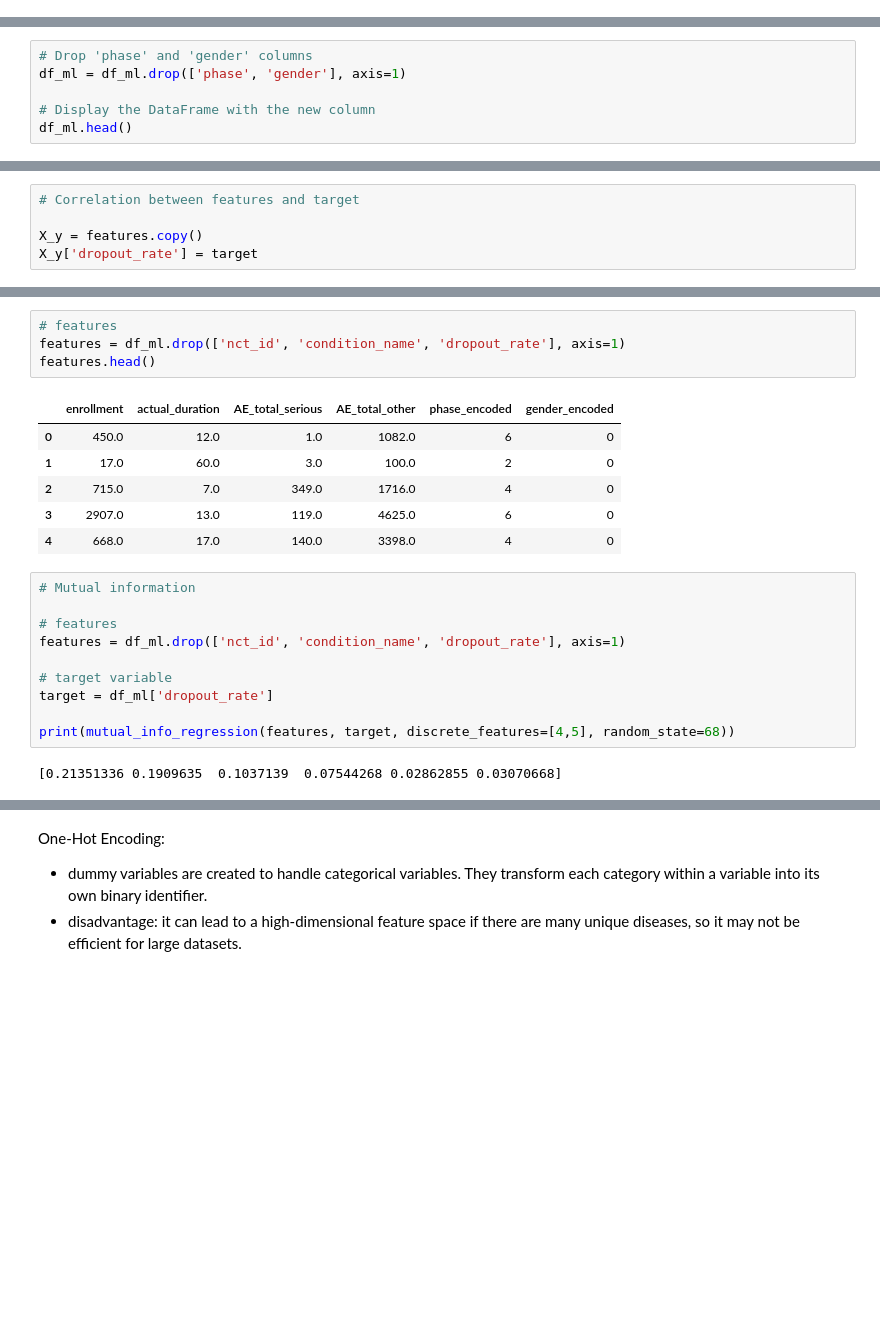
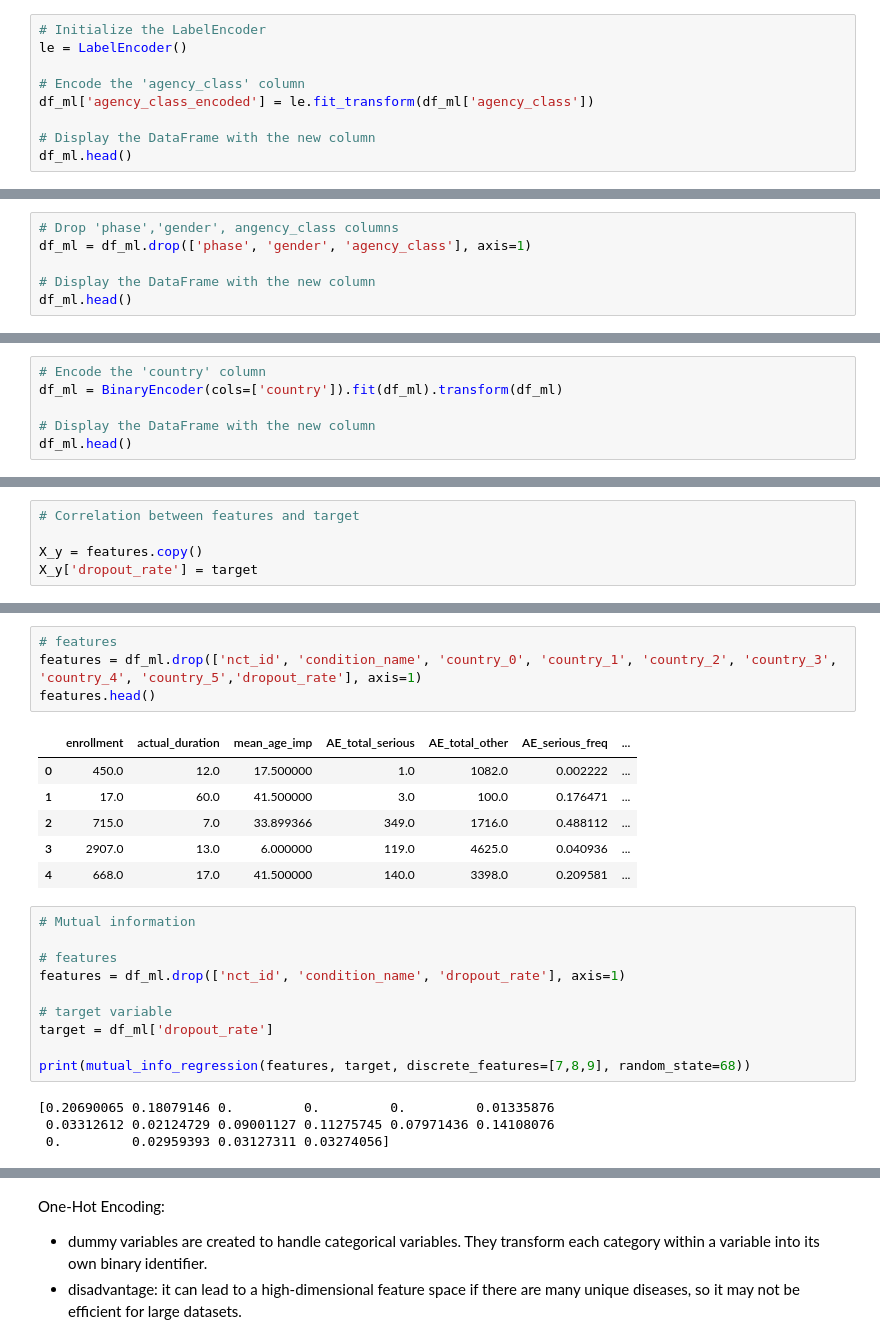
Before and after one commit to brunalos/clinical-trials-ml, a Jupyter notebook: dropout_rates_model.ipynb, the cells around one changed output, grey strips where cells are left out. Drawn from its saved outputs; the diff is of its cells as text; blank space fills up the shorter version.

```diff
--- a/dropout_rates_model.ipynb
+++ b/dropout_rates_model.ipynb
@@ -95,0 +99,9 @@ df_ml.head()
+# %%
+# Initialize the LabelEncoder
+le = LabelEncoder()
+
+# Encode the 'agency_class' column
+df_ml['agency_class_encoded'] = le.fit_transform(df_ml['agency_class'])
+
+# Display the DataFrame with the new column
+df_ml.head()
@@ -96,6 +115,6 @@ df_ml.head()
 # %%
-# Drop 'phase' and 'gender' columns
-df_ml = df_ml.drop(['phase', 'gender'], axis=1)
+# Drop 'phase','gender', angency_class columns
+df_ml = df_ml.drop(['phase', 'gender', 'agency_class'], axis=1)
 
 # Display the DataFrame with the new column
 df_ml.head()
@@ -108,0 +128,6 @@ df_ml.head()
+# %%
+# Encode the 'country' column
+df_ml = BinaryEncoder(cols=['country']).fit(df_ml).transform(df_ml)
+
+# Display the DataFrame with the new column
+df_ml.head()
@@ -176,14 +217,14 @@ print(f_regression(features, target))
 # %%
 # features
-features = df_ml.drop(['nct_id', 'condition_name', 'dropout_rate'], axis=1)
+features = df_ml.drop(['nct_id', 'condition_name', 'country_0', 'country_1', 'country_2', 'country_3', 'country_4', 'country_5','dropout_rate'], axis=1)
 features.head()
 # %% [output]
-|  | enrollment | actual_duration | AE_total_serious | AE_total_other | phase_encoded | gender_encoded |
-| 0 | 450.0 | 12.0 | 1.0 | 1082.0 | 6 | 0 |
-| 1 | 17.0 | 60.0 | 3.0 | 100.0 | 2 | 0 |
-| 2 | 715.0 | 7.0 | 349.0 | 1716.0 | 4 | 0 |
-| 3 | 2907.0 | 13.0 | 119.0 | 4625.0 | 6 | 0 |
-| 4 | 668.0 | 17.0 | 140.0 | 3398.0 | 4 | 0 |
+|  | enrollment | actual_duration | mean_age_imp | AE_total_serious | AE_total_other | AE_serious_freq | ... |
+| 0 | 450.0 | 12.0 | 17.500000 | 1.0 | 1082.0 | 0.002222 | ... |
+| 1 | 17.0 | 60.0 | 41.500000 | 3.0 | 100.0 | 0.176471 | ... |
+| 2 | 715.0 | 7.0 | 33.899366 | 349.0 | 1716.0 | 0.488112 | ... |
+| 3 | 2907.0 | 13.0 | 6.000000 | 119.0 | 4625.0 | 0.040936 | ... |
+| 4 | 668.0 | 17.0 | 41.500000 | 140.0 | 3398.0 | 0.209581 | ... |
 # %%
 # Mutual information
 
@@ -193,7 +234,9 @@ features = df_ml.drop(['nct_id', 'condition_name', 'dropout_rate'], axis=1)
 # target variable
 target = df_ml['dropout_rate']
 
-print(mutual_info_regression(features, target, discrete_features=[4,5], random_state=68))
+print(mutual_info_regression(features, target, discrete_features=[7,8,9], random_state=68))
 # %% [output]
-[0.21351336 0.1909635  0.1037139  0.07544268 0.02862855 0.03070668]
+[0.20690065 0.18079146 0.         0.         0.         0.01335876
+ 0.03312612 0.02124729 0.09001127 0.11275745 0.07971436 0.14108076
+ 0.         0.02959393 0.03127311 0.03274056]
 # %%
```
Also changed, not shown: parts of 29 cells of this notebook.
